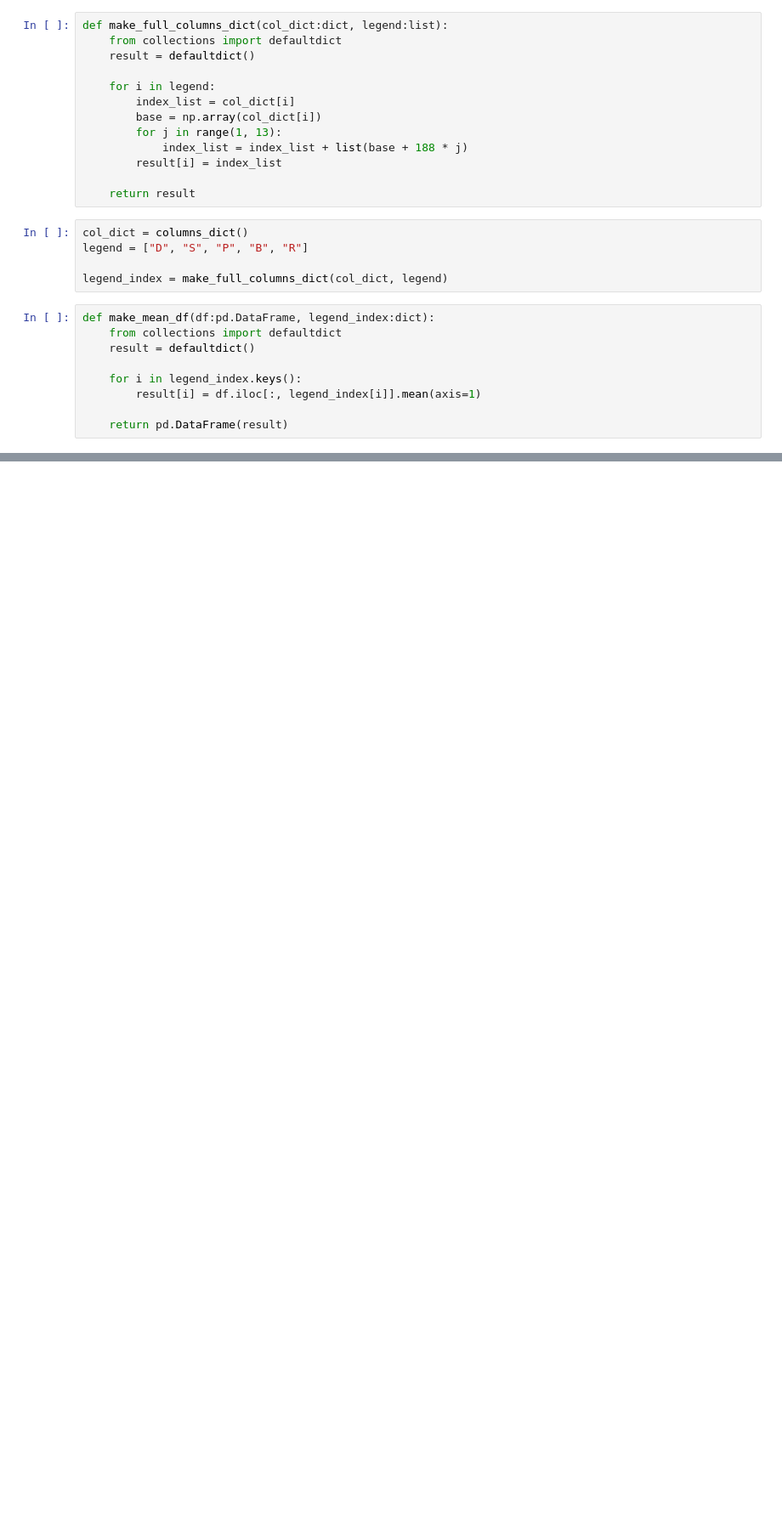
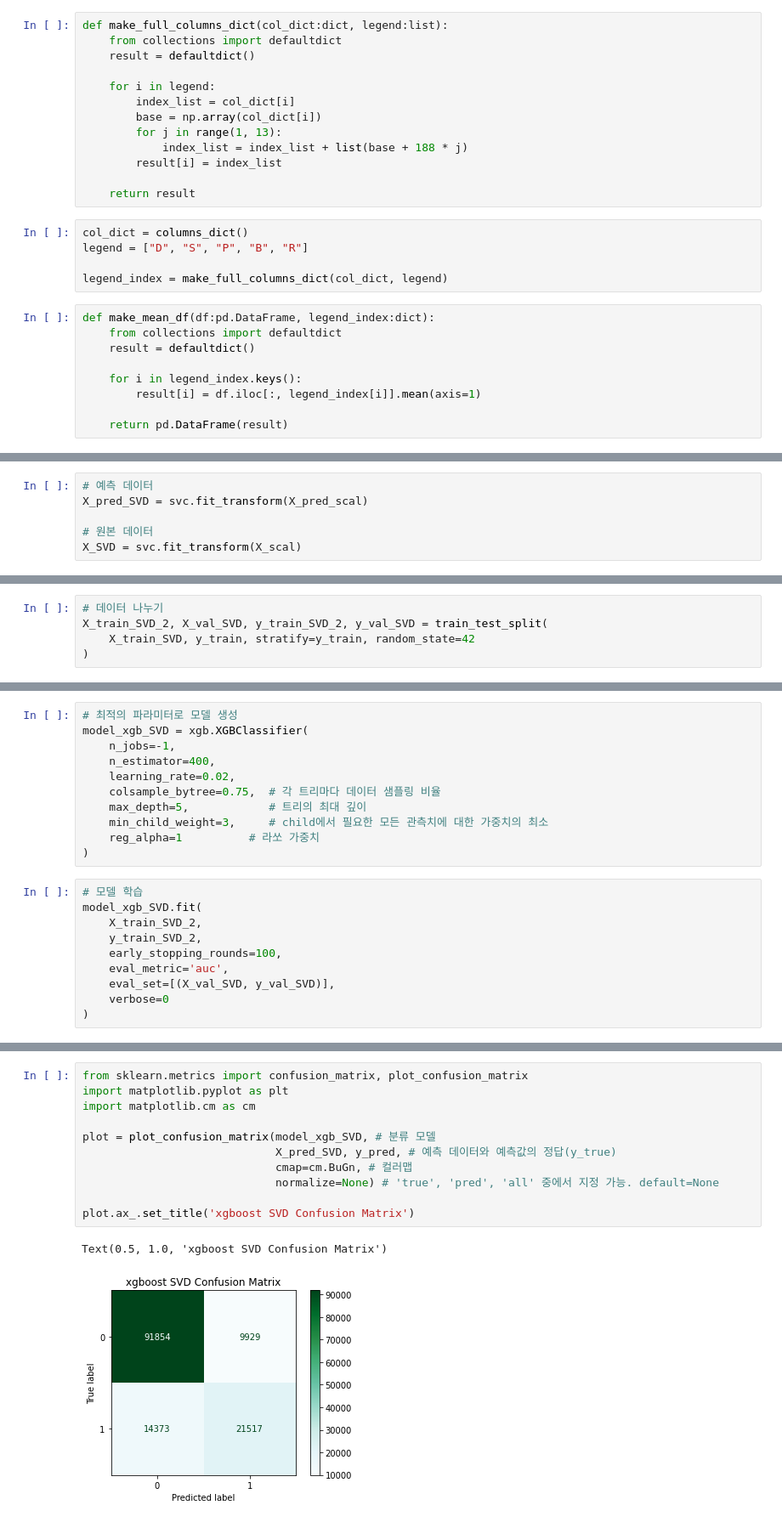
Before and after one commit to epocheing/202206_KNU_kdt2, a Jupyter notebook: inuk/inuk.ipynb, the cells around one changed output, grey strips where cells are left out. Shown: that part at 85% size. Cells and saved outputs as stored; diff of their text form; blank space fills up the shorter version.

```diff
--- a/inuk/inuk.ipynb
+++ b/inuk/inuk.ipynb
@@ -244,0 +259,6 @@ model_xgb.score(X_test_mean, y_test)
+# %%
+# 예측 데이터
+X_pred_SVD = svc.fit_transform(X_pred_scal)
+
+# 원본 데이터
+X_SVD = svc.fit_transform(X_scal)
@@ -244,0 +403,5 @@ model_xgb.score(X_test_mean, y_test)
+# %%
+# 데이터 나누기
+X_train_SVD_2, X_val_SVD, y_train_SVD_2, y_val_SVD = train_test_split(
+    X_train_SVD, y_train, stratify=y_train, random_state=42
+)
@@ -244,0 +434,21 @@ model_xgb.score(X_test_mean, y_test)
+# %%
+# 최적의 파라미터로 모델 생성
+model_xgb_SVD = xgb.XGBClassifier(
+    n_jobs=-1,
+    n_estimator=400,
+    learning_rate=0.02,
+    colsample_bytree=0.75,  # 각 트리마다 데이터 샘플링 비율
+    max_depth=5,            # 트리의 최대 깊이
+    min_child_weight=3,     # child에서 필요한 모든 관측치에 대한 가중치의 최소
+    reg_alpha=1          # 라쏘 가중치
+)
+# %%
+# 모델 학습
+model_xgb_SVD.fit(
+    X_train_SVD_2,
+    y_train_SVD_2,
+    early_stopping_rounds=100,
+    eval_metric='auc',
+    eval_set=[(X_val_SVD, y_val_SVD)],
+    verbose=0
+)
@@ -244,0 +625,14 @@ model_xgb.score(X_test_mean, y_test)
+# %%
+from sklearn.metrics import confusion_matrix, plot_confusion_matrix
+import matplotlib.pyplot as plt
+import matplotlib.cm as cm
+
+plot = plot_confusion_matrix(model_xgb_SVD, # 분류 모델
+                             X_pred_SVD, y_pred, # 예측 데이터와 예측값의 정답(y_true)
+                             cmap=cm.BuGn, # 컬러맵
+                             normalize=None) # 'true', 'pred', 'all' 중에서 지정 가능. default=None
+
+plot.ax_.set_title('xgboost SVD Confusion Matrix')
+# %% [output]
+Text(0.5, 1.0, 'xgboost SVD Confusion Matrix')
+[figure, added]
```
Also changed, not shown: parts of 116 cells of this notebook.
